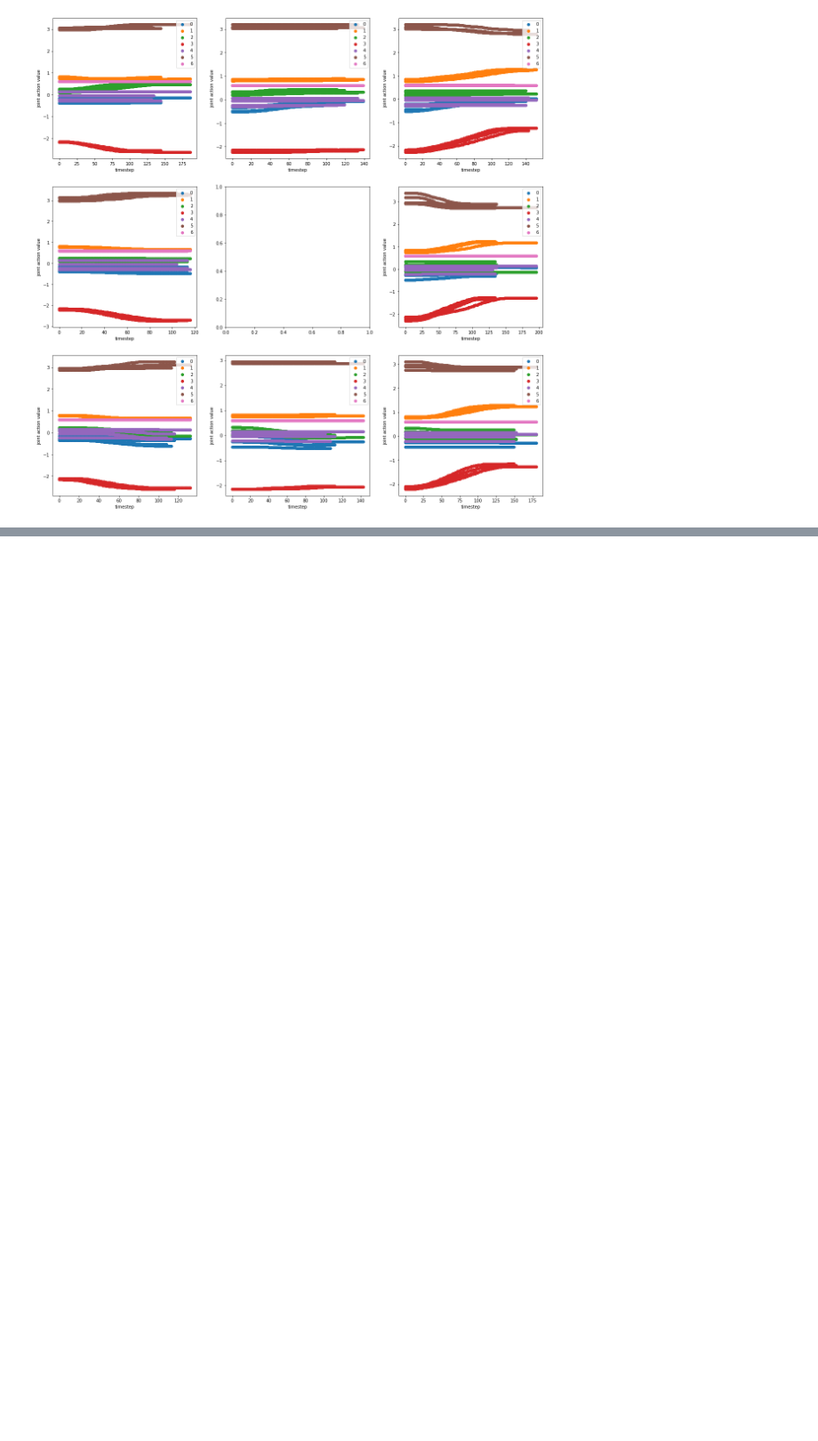
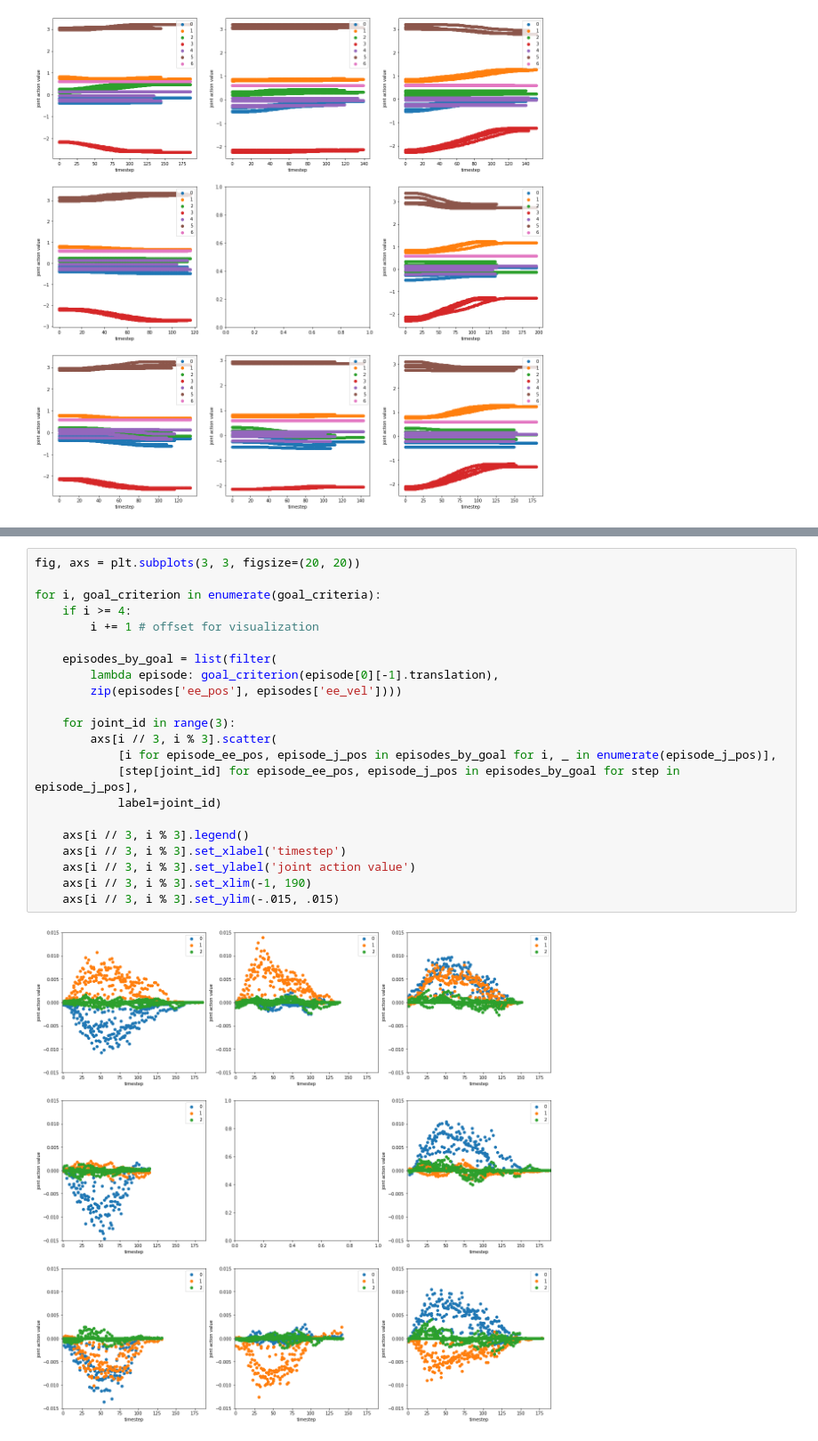
Before and after one commit to louixp/latent-actions, a Jupyter notebook: notebooks/real_center_out_eda.ipynb, the cells around one changed output, grey strips where cells are left out. Shown: that part at 89% size. Saved outputs shown, nothing was run; the diff lists cells and outputs as text; blank space fills up the shorter version.

```diff
--- a/notebooks/real_center_out_eda.ipynb
+++ b/notebooks/real_center_out_eda.ipynb
@@ -114,0 +117,24 @@ for i, goal_criterion in enumerate(goal_criteria):
+# %%
+fig, axs = plt.subplots(3, 3, figsize=(20, 20))
+
+for i, goal_criterion in enumerate(goal_criteria):
+    if i >= 4:
+        i += 1 # offset for visualization
+
+    episodes_by_goal = list(filter(
+        lambda episode: goal_criterion(episode[0][-1].translation),
+        zip(episodes['ee_pos'], episodes['ee_vel'])))
+
+    for joint_id in range(3):
+        axs[i // 3, i % 3].scatter(
+            [i for episode_ee_pos, episode_j_pos in episodes_by_goal for i, _ in enumerate(episode_j_pos)],
+            [step[joint_id] for episode_ee_pos, episode_j_pos in episodes_by_goal for step in episode_j_pos],
+            label=joint_id)
+
+    axs[i // 3, i % 3].legend()
+    axs[i // 3, i % 3].set_xlabel('timestep')
+    axs[i // 3, i % 3].set_ylabel('joint action value')
+    axs[i // 3, i % 3].set_xlim(-1, 190)
+    axs[i // 3, i % 3].set_ylim(-.015, .015)
+# %% [output]
+[figure, added]
```
Also changed, not shown: parts of 5 cells of this notebook, 7 other files.
